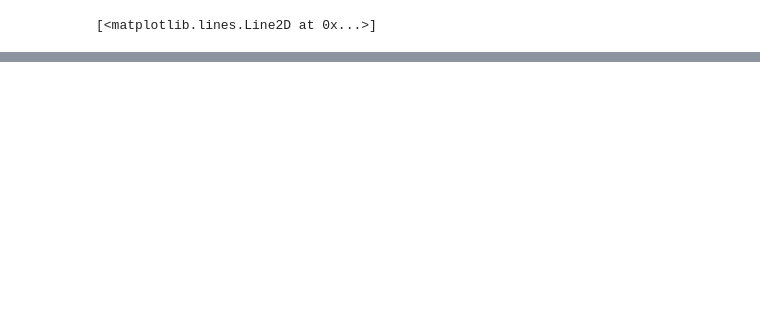
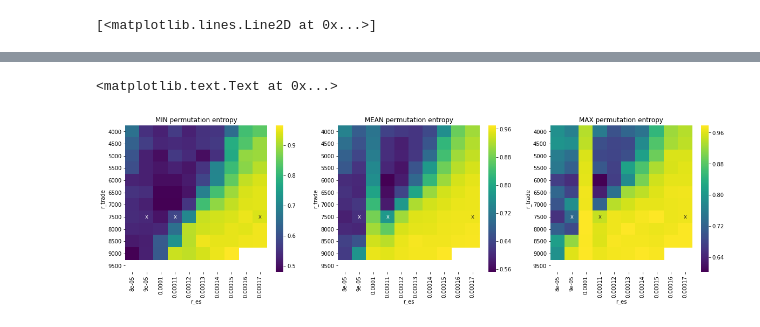
Before and after one commit to jakobkolb/Mayasim, a Jupyter notebook: Evaluation_Notebooks/X10_dynamics_analysis.ipynb, the cells around one changed output, grey strips where cells are left out. Saved outputs shown, nothing was run; the diff lists cells and outputs as text; code cells hidden in the pictures; blank space fills up the shorter version.

```diff
--- a/Evaluation_Notebooks/X10_dynamics_analysis.ipynb
+++ b/Evaluation_Notebooks/X10_dynamics_analysis.ipynb
@@ -166,0 +209,22 @@ ax.plot(dt)
+# %%
+fig, ax = plt.subplots(nrows=1, ncols=3)
+fig.set_figwidth(20)
+fig.set_figheight(5)
+
+results = tmp.min(level=[0,1])
+results.unstack('r_es')
+sns.heatmap(results['e'].unstack('r_es'), fmt='s', cmap='viridis', ax=ax[0], annot=ann.unstack('r_es'))
+ax[0].set_title('MIN permutation entropy')
+
+results = tmp.mean(level=[0,1])
+results.unstack('r_es')
+sns.heatmap(results['e'].unstack('r_es'), fmt='s', cmap='viridis', ax=ax[1], annot=ann.unstack('r_es'))
+ax[1].set_title('MEAN permutation entropy')
+
+results = tmp.max(level=[0,1])
+results.unstack('r_es')
+sns.heatmap(results['e'].unstack('r_es'), fmt='s', cmap='viridis', ax=ax[2], annot=ann.unstack('r_es'))
+ax[2].set_title('MAX permutation entropy')
+# %% [output]
+<matplotlib.text.Text at 0x...>
+[figure, added]
```
Also changed, not shown: parts of 6 cells of this notebook.
